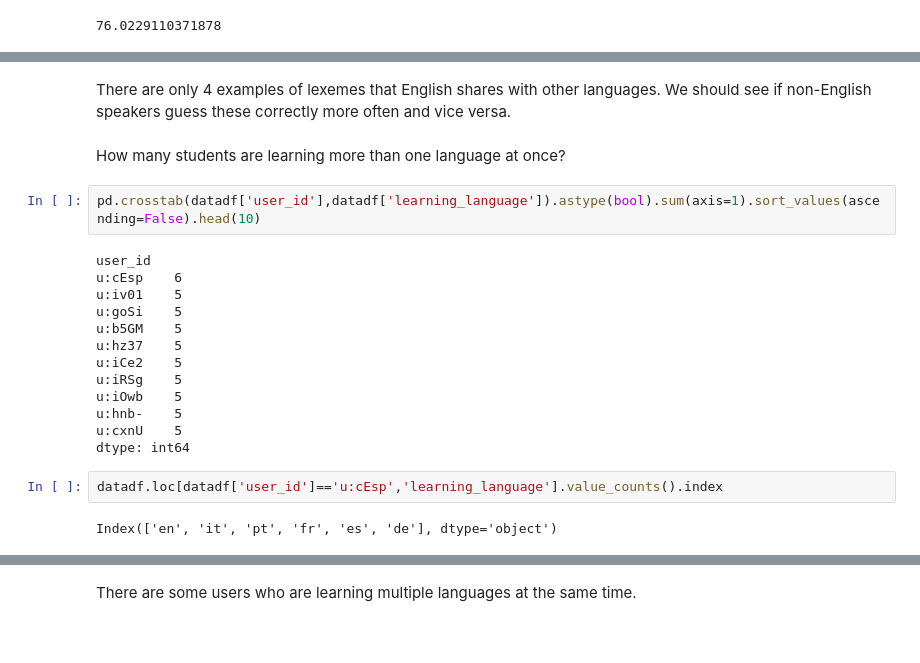
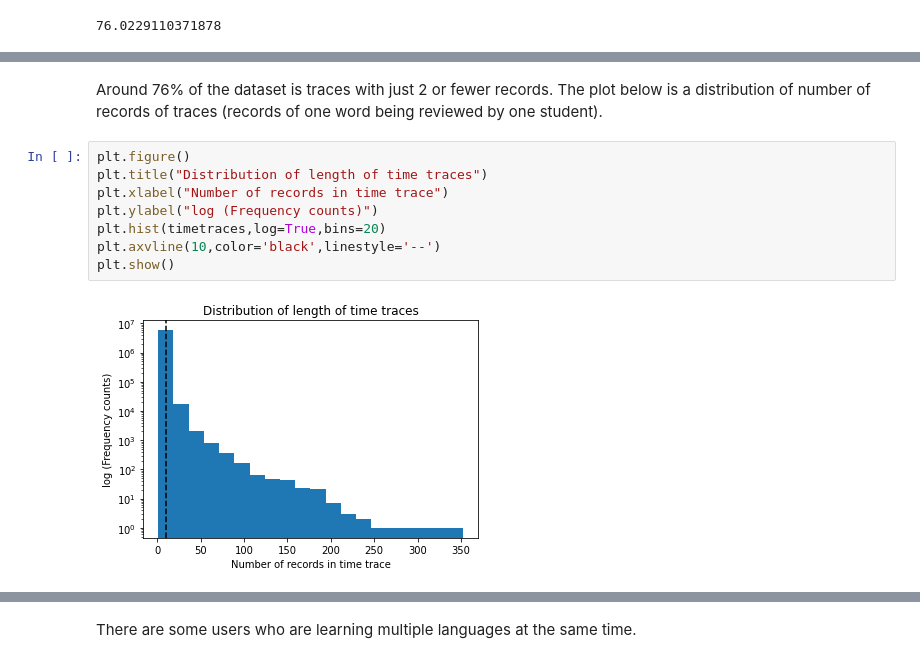
Before and after one commit to rts1988/Duolingo_spaced_repetition, a Jupyter notebook: 1_Introduction_basicEDA_Duolingo_spaced_repetition.ipynb, the cells around one changed output, grey strips where cells are left out. Drawn from its saved outputs; the diff is of its cells as text; blank space fills up the shorter version.

```diff
--- a/1_Introduction_basicEDA_Duolingo_spaced_repetition.ipynb
+++ b/1_Introduction_basicEDA_Duolingo_spaced_repetition.ipynb
@@ -1282,23 +874,12 @@ lexs_lang[(lexs_lang_bool!=1) & (lexs_lang['en']>1)]
-# %% [markdown]
-There are only 4 examples of lexemes that English shares with other languages. We should see if non-English speakers guess these correctly more often and vice versa.
-# %% [markdown]
-How many students are learning more than one language at once?
-# %%
-pd.crosstab(datadf['user_id'],datadf['learning_language']).astype(bool).sum(axis=1).sort_values(ascending=False).head(10)
-# %% [output]
-user_id
-u:cEsp    6
-u:iv01    5
-u:goSi    5
-u:b5GM    5
-u:hz37    5
-u:iCe2    5
-u:iRSg    5
-u:iOwb    5
-u:hnb-    5
-u:cxnU    5
-dtype: int64
-# %%
-datadf.loc[datadf['user_id']=='u:cEsp','learning_language'].value_counts().index
-# %% [output]
-Index(['en', 'it', 'pt', 'fr', 'es', 'de'], dtype='object')
+# %% [markdown]
+Around 76% of the dataset is traces with just 2 or fewer records. The plot below is a distribution of number of records of traces (records of one word being reviewed by one student).
+# %%
+plt.figure()
+plt.title("Distribution of length of time traces")
+plt.xlabel("Number of records in time trace")
+plt.ylabel("log (Frequency counts)")
+plt.hist(timetraces,log=True,bins=20)
+plt.axvline(10,color='black',linestyle='--')
+plt.show()
+# %% [output]
+[figure, added]
```
Also changed, not shown: parts of 216 cells of this notebook.
